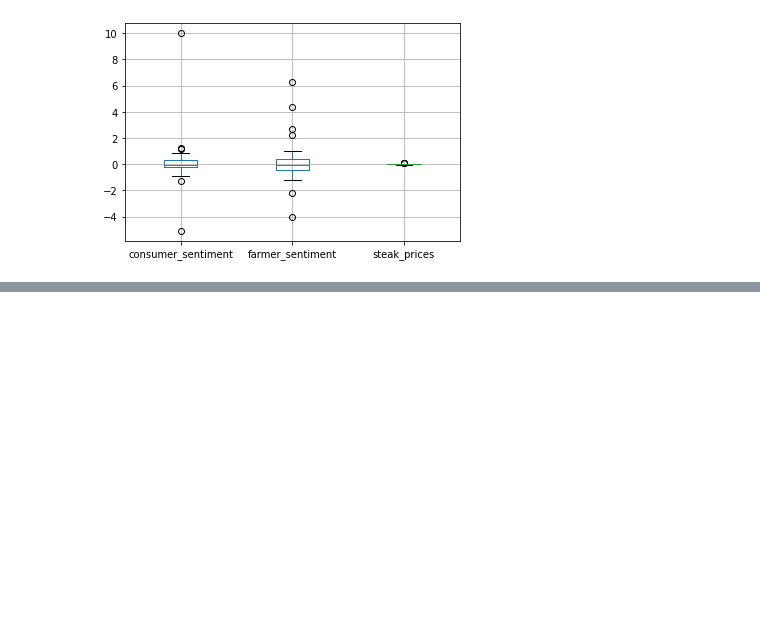
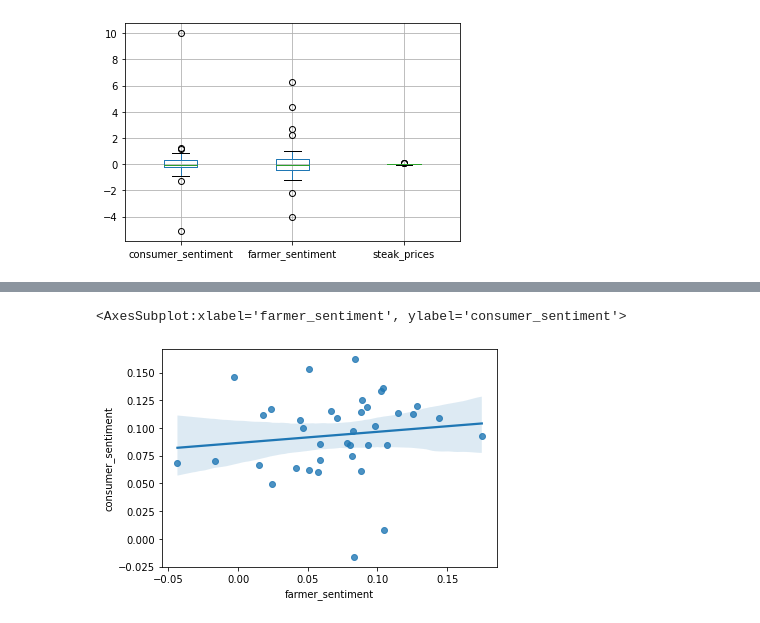
Before and after one commit to jamesgarza73/DataAnalyticsLevel9, a Jupyter notebook: CA2_Agriculture/sentimentAnalysis.ipynb, the cells around one changed output, grey strips where cells are left out. Cells and saved outputs as stored; diff of their text form; code cells hidden in the pictures; blank space fills up the shorter version.

```diff
--- a/CA2_Agriculture/sentimentAnalysis.ipynb
+++ b/CA2_Agriculture/sentimentAnalysis.ipynb
@@ -175,0 +211,6 @@ allSentiment.pct_change().boxplot();
+# %%
+# use the function regplot to make a scatterplot
+sns.regplot(x=allSentiment["farmer_sentiment"], y=allSentiment["consumer_sentiment"])
+# %% [output]
+<AxesSubplot:xlabel='farmer_sentiment', ylabel='consumer_sentiment'>
+[figure, added]
```
Also changed, not shown: parts of 6 cells of this notebook, 8 other files.
